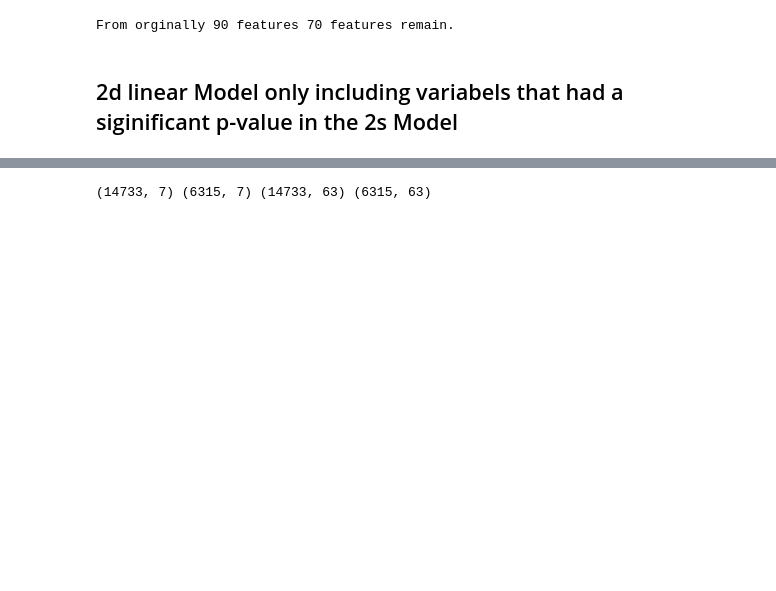
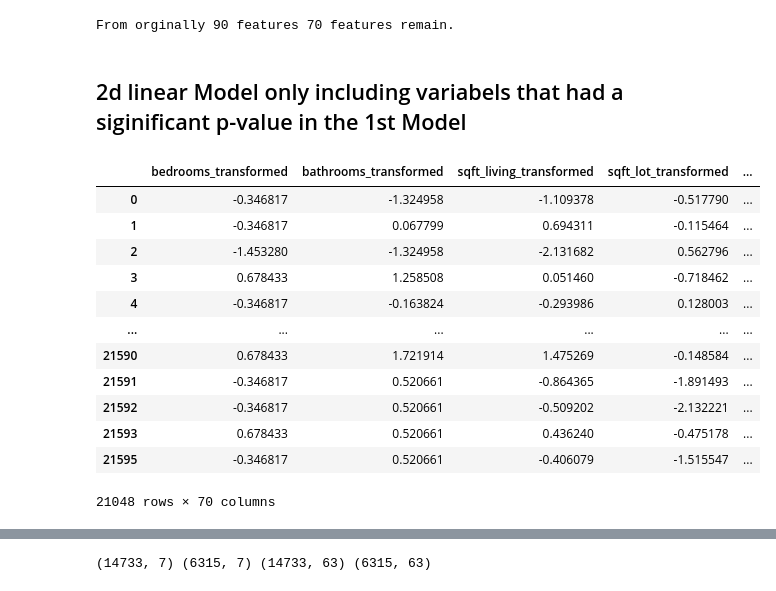
Before and after one commit to CrisQueCris/Houseprices, a Jupyter notebook: FinalModelCodeCleaning.ipynb, the cells around one changed output, grey strips where cells are left out. Cells and saved outputs as stored; diff of their text form; code cells hidden in the pictures; blank space fills up the shorter version.

```diff
--- a/FinalModelCodeCleaning.ipynb
+++ b/FinalModelCodeCleaning.ipynb
@@ -526,12 +546,13 @@ We're scaling the data using Standard Scaler.
 # %%
-def scale_df(X_train, X_test):
+def scale_df(X_train, X_test, X, dummies):
     std_scaler=StandardScaler().fit(get_num_attributes(X_train))
     X_train_scaled=std_scaler.transform(get_num_attributes(X_train))
     X_test_scaled=std_scaler.transform(get_num_attributes(X_test))
-    X_train_scaled = np.concatenate((X_train_scaled, np.asarray(X_train[list(dummies.columns)])), axis = 1)
-    X_test_scaled = np.concatenate((X_test_scaled, np.asarray(X_test[list(dummies.columns)])), axis =1)
+    X_train_scaled = np.concatenate((X_train_scaled, np.asarray(X_train[dummies.columns])), axis = 1)
+    X_test_scaled = np.concatenate((X_test_scaled, np.asarray(X_test[dummies.columns])), axis =1)
     print(X_train_scaled.shape, X_test_scaled.shape)
     return X_test_scaled, X_train_scaled
-X_test_scaled, X_train_scaled = scale_df(X_train, X_test)
+X_test_scaled, X_train_scaled = scale_df(X_train, X_test, X, dummies)
+#dummies, X_test_scaled, X_train_scaled
 # %% [output]
 (14733, 90) (6315, 90)
@@ -759,6 +780,22 @@ X = drop_non_significant(X, m1_pvalues)
 # %% [output]
 From orginally 90 features 70 features remain.
 # %% [markdown]
-## 2d linear Model only including variabels that had a siginificant p-value in the 2s Model
+## 2d linear Model only including variabels that had a siginificant p-value in the 1st Model
+# %%
+X
+# %% [output]
+|  | bedrooms_transformed | bathrooms_transformed | sqft_living_transformed | sqft_lot_transformed | ... |
+| 0 | -0.346817 | -1.324958 | -1.109378 | -0.517790 | ... |
+| 1 | -0.346817 | 0.067799 | 0.694311 | -0.115464 | ... |
+| 2 | -1.453280 | -1.324958 | -2.131682 | 0.562796 | ... |
+| 3 | 0.678433 | 1.258508 | 0.051460 | -0.718462 | ... |
+| 4 | -0.346817 | -0.163824 | -0.293986 | 0.128003 | ... |
+| ... | ... | ... | ... | ... | ... |
+| 21590 | 0.678433 | 1.721914 | 1.475269 | -0.148584 | ... |
+| 21591 | -0.346817 | 0.520661 | -0.864365 | -1.891493 | ... |
+| 21592 | -0.346817 | 0.520661 | -0.509202 | -2.132221 | ... |
+| 21593 | 0.678433 | 0.520661 | 0.436240 | -0.475178 | ... |
+| 21595 | -0.346817 | 0.520661 | -0.406079 | -1.515547 | ... |
+21048 rows × 70 columns
 # %%
 X_train, X_test, y_train, y_test=train_test_split(X, y, test_size=.30,random_state=100)
```
Also changed, not shown: parts of 53 cells of this notebook.
